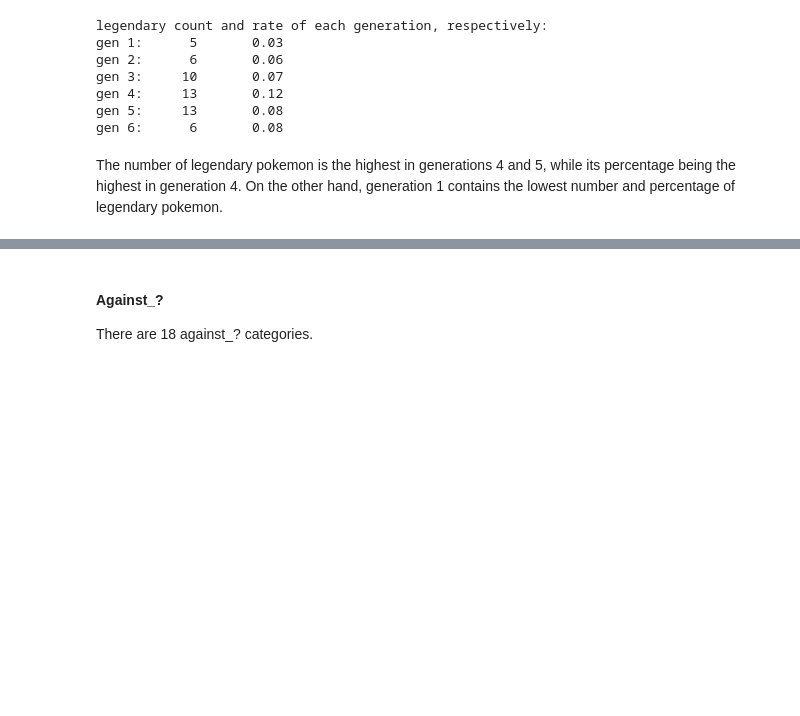
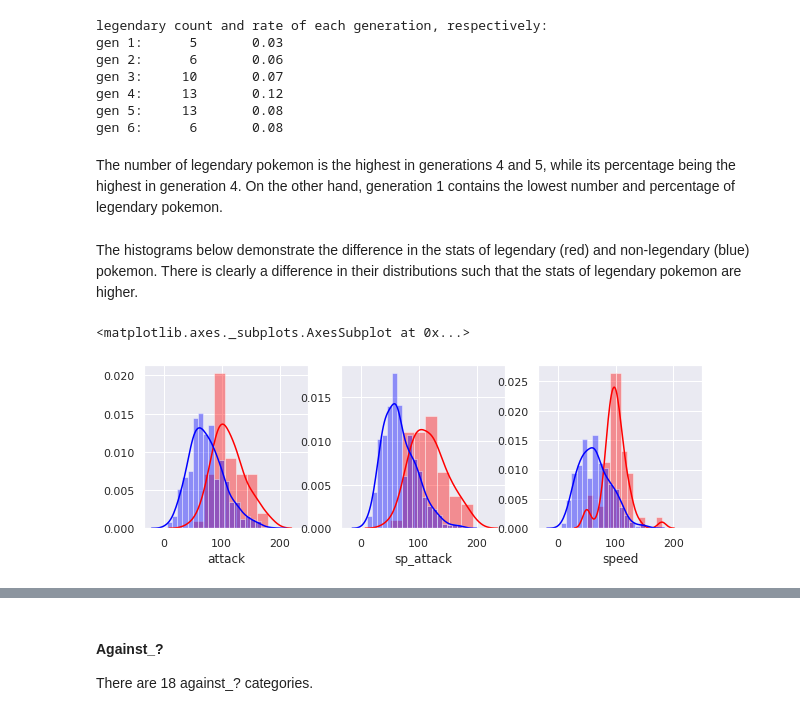
Before and after one commit to com-480-data-visualization/com-480-project-analaktycs, a Jupyter notebook: Milestone1_group2.ipynb, the cells around one changed output, grey strips where cells are left out. Saved outputs shown, nothing was run; the diff lists cells and outputs as text; code cells hidden in the pictures; blank space fills up the shorter version.

Commit message:
Added legendary vs. non-legendary histograms

```diff
--- a/Milestone1_group2.ipynb
+++ b/Milestone1_group2.ipynb
@@ -751,8 +746,22 @@ gen 6:      6       0.08
 The number of legendary pokemon is the highest in generations 4 and 5, while its percentage being the highest in generation 4. On the other hand, generation 1 contains the lowest number and percentage of legendary pokemon.
 # %%
 # Separate dataframe into legendary and non-legendary pokemon
-df2_legend = df2[df2['is_legendary']==0]
-df2_nonlegend = df2[df2['is_legendary']==1]
-df2_legend = df2_legend.drop(columns=['is_legendary','generation','pokedex_number'])
-df2_nonlegend = df2_nonlegend.drop(columns=['is_legendary','generation','pokedex_number'])
-df2_l = df2.drop(columns=['generation','pokedex_number'])
+df_legend = df2[df2['is_legendary']==1]
+df_nonlegend = df2[df2['is_legendary']==0]
+df_legend = df_legend.drop(columns=['is_legendary','generation','pokedex_number'])
+df_nonlegend = df_nonlegend.drop(columns=['is_legendary','generation','pokedex_number'])
+# %% [markdown]
+The histograms below demonstrate the difference in the stats of legendary (red) and non-legendary (blue) pokemon. There is clearly a difference in their distributions such that the stats of legendary pokemon are higher.
+# %%
+# Difference of features attack, sp_attack, speed, defense, sp_defense, and hp
+# for legendary (red) and non-legendary (blue) pokemon
+f, axes = plt.subplots(1, 3, figsize=(10, 3), sharex=True)
+sns.distplot( df_legend['attack'] , color="red", ax=axes[0])
+sns.distplot( df_legend['sp_attack'] , color="red", ax=axes[1])
+sns.distplot( df_legend['speed'] , color="red", ax=axes[2])
+sns.distplot( df_nonlegend['attack'] , color="blue", ax=axes[0])
+sns.distplot( df_nonlegend['sp_attack'] , color="blue", ax=axes[1])
+sns.distplot( df_nonlegend['speed'] , color="blue", ax=axes[2])
+# %% [output]
+<matplotlib.axes._subplots.AxesSubplot at 0x...>
+[figure, added]
```
Also changed, not shown: parts of 4 cells of this notebook.
